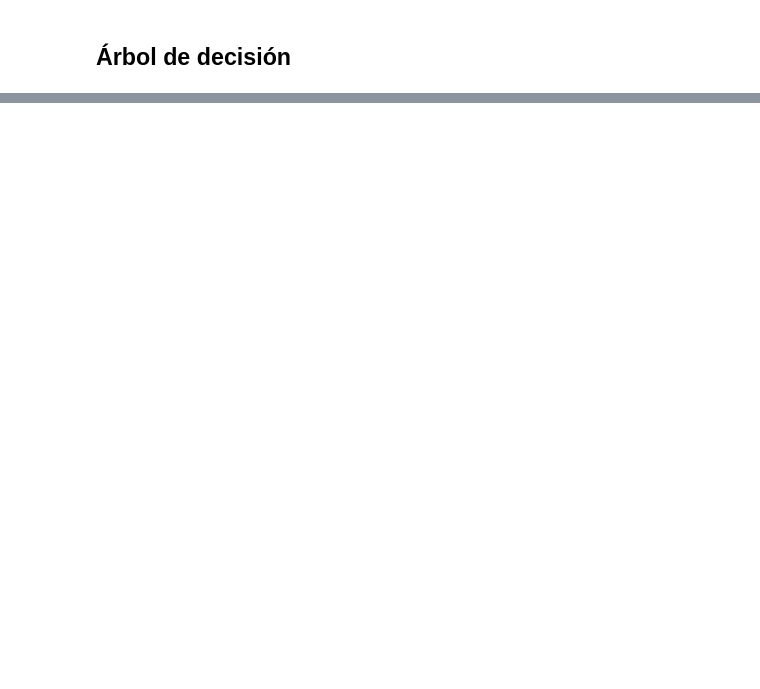
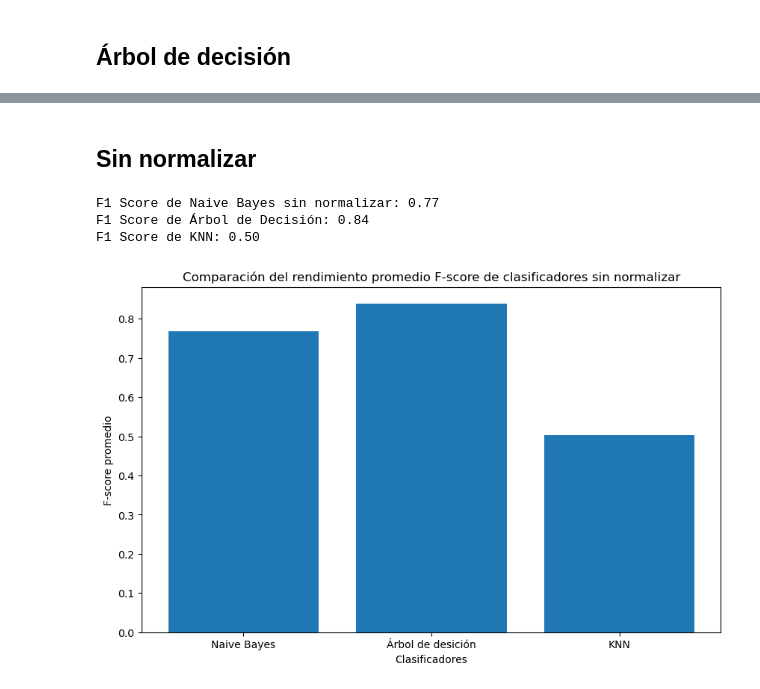
Before and after one commit to Mario-Rivera-A/Tarea4_RPI, a Jupyter notebook: tarea4.ipynb, the cells around one changed output, grey strips where cells are left out. Saved outputs shown, nothing was run; the diff lists cells and outputs as text; code cells hidden in the pictures; blank space fills up the shorter version.

```diff
--- a/tarea4.ipynb
+++ b/tarea4.ipynb
@@ -443,0 +506,59 @@ Precisión del clasificador KNN (K=5): 0.94
+# %% [markdown]
+## Sin normalizar
+# %%
+
+
+X = df_unscaled.drop(columns=['Carpeta', 'Imagen'])
+y = df_unscaled['Carpeta']
+
+X_train, X_test, y_train, y_test = train_test_split(X, y, test_size=0.3, random_state=42)
+
+## NB
+nb_classifier = GaussianNB()
+
+nb_classifier.fit(X_train, y_train)
+
+y_pred = nb_classifier.predict(X_test)
+
+f1_nb_un = f1_score(y_test, y_pred, average='macro')
+print(f"F1 Score de Naive Bayes sin normalizar: {f1_nb_un:.2f}")
+
+
+
+## Árbol de decisión
+
+dt_classifier = DecisionTreeClassifier(random_state=42)
+
+dt_classifier.fit(X_train, y_train)
+
+y_pred = dt_classifier.predict(X_test)
+
+# Calcular y mostrar F1
+f1_tree_un = f1_score(y_test, y_pred, average='macro')
+print(f"F1 Score de Árbol de Decisión: {f1_tree_un:.2f}")
+
+
+## KNN
+
+cv_scores = cross_val_score(knn_classifier, X_train, y_train, cv=5)
+knn_classifier.fit(X_train, y_train)
+
+y_pred = knn_classifier.predict(X_test)
+
+# Calcular y mostrar F1
+f1_knn_un = f1_score(y_test, y_pred, average='macro')
+print(f"F1 Score de KNN: {f1_knn_un:.2f}")
+
+f1_scores_un = [f1_nb_un, f1_tree_un, f1_knn_un]
+
+plt.figure(figsize=(10, 6))
+plt.bar(nombres, f1_scores_un)
+plt.xlabel('Clasificadores')
+plt.ylabel('F-score promedio')
+plt.title('Comparación del rendimiento promedio F-score de clasificadores sin normalizar')
+plt.show()
+# %% [output]
+F1 Score de Naive Bayes sin normalizar: 0.77
+F1 Score de Árbol de Decisión: 0.84
+F1 Score de KNN: 0.50
+[figure, added]
```
Also changed, not shown: parts of 11 cells of this notebook.
